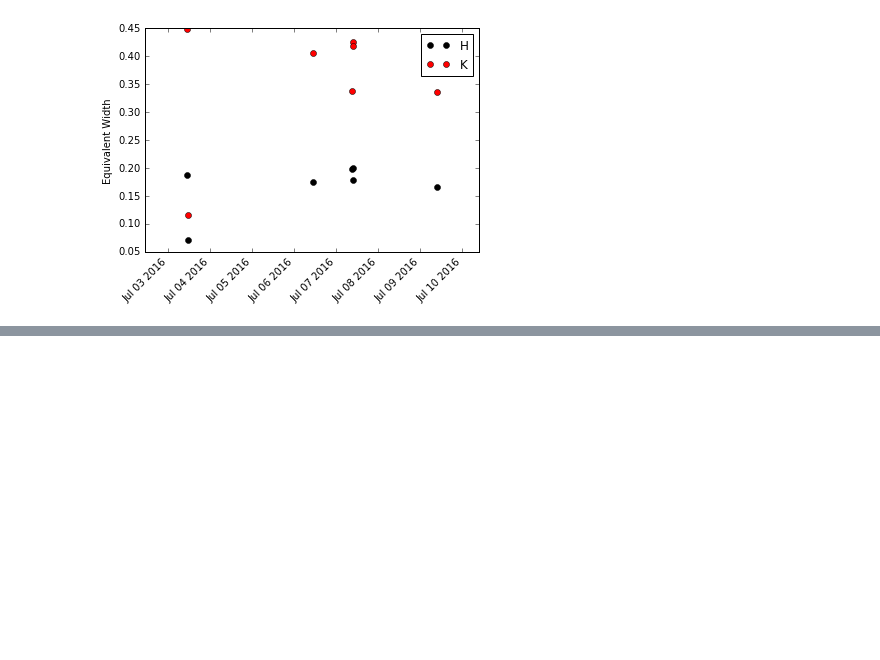
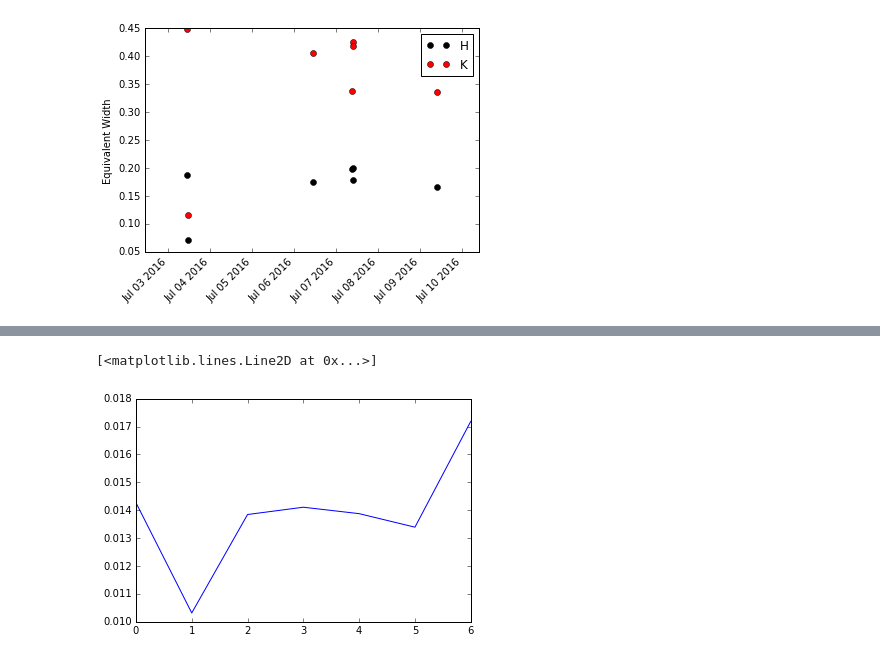
Before and after one commit to bmorris3/starspots, a Jupyter notebook: hat11/spectra/ew.ipynb, the cells around one changed output, grey strips where cells are left out. Drawn from its saved outputs; the diff is of its cells as text; code cells hidden in the pictures; blank space fills up the shorter version.

```diff
--- a/hat11/spectra/ew.ipynb
+++ b/hat11/spectra/ew.ipynb
@@ -186,0 +271,45 @@ plt.show()
+# %%
+def integrate_spectrum_trapz(spectrum, center_wavelength,
+                             width, wavelength_offset=0):
+    wavelength = spectrum.wavelength + wavelength_offset
+
+    if (not center_wavelength < wavelength.max() and
+            not center_wavelength > wavelength.min()):
+        raise ValueError("This is the wrong spectral order "
+                         "for the center_wavelength given.")
+
+    flux = spectrum.flux
+    wavelengths_increasing = wavelength[1] > wavelength[0]
+
+    within_bounds = (wavelength > center_wavelength - width/2) & (wavelength < center_wavelength + width/2)
+
+    integral = np.trapz(flux[within_bounds].value, wavelength[within_bounds].value)
+
+    if not wavelengths_increasing:
+        integral *= -1
+
+    return integral
+
+all_s_apo = []
+
+for spectrum, h_offset, k_offset in zip(all_normalized_spectra,
+                                        wavelength_offsets_h,
+                                        wavelength_offsets_k):
+
+    order_h = spectrum.get_order(89)
+    order_k = spectrum.get_order(90)
+    order_r = spectrum.get_order(91)
+    order_v = spectrum.get_order(88)
+
+    h = integrate_spectrum_trapz(order_h, true_h_centroid, hk_width)
+    k = integrate_spectrum_trapz(order_k, true_k_centroid, hk_width)
+    r = integrate_spectrum_trapz(order_r, r_centroid, rv_width)
+    v = integrate_spectrum_trapz(order_v, v_centroid, rv_width)
+
+    s_apo = (h + k) / (r + v)
+    all_s_apo.append(s_apo)
+
+plt.plot(all_s_apo)
+# %% [output]
+[<matplotlib.lines.Line2D at 0x...>]
+[figure, added]
```
Also changed, not shown: parts of 7 cells of this notebook.
